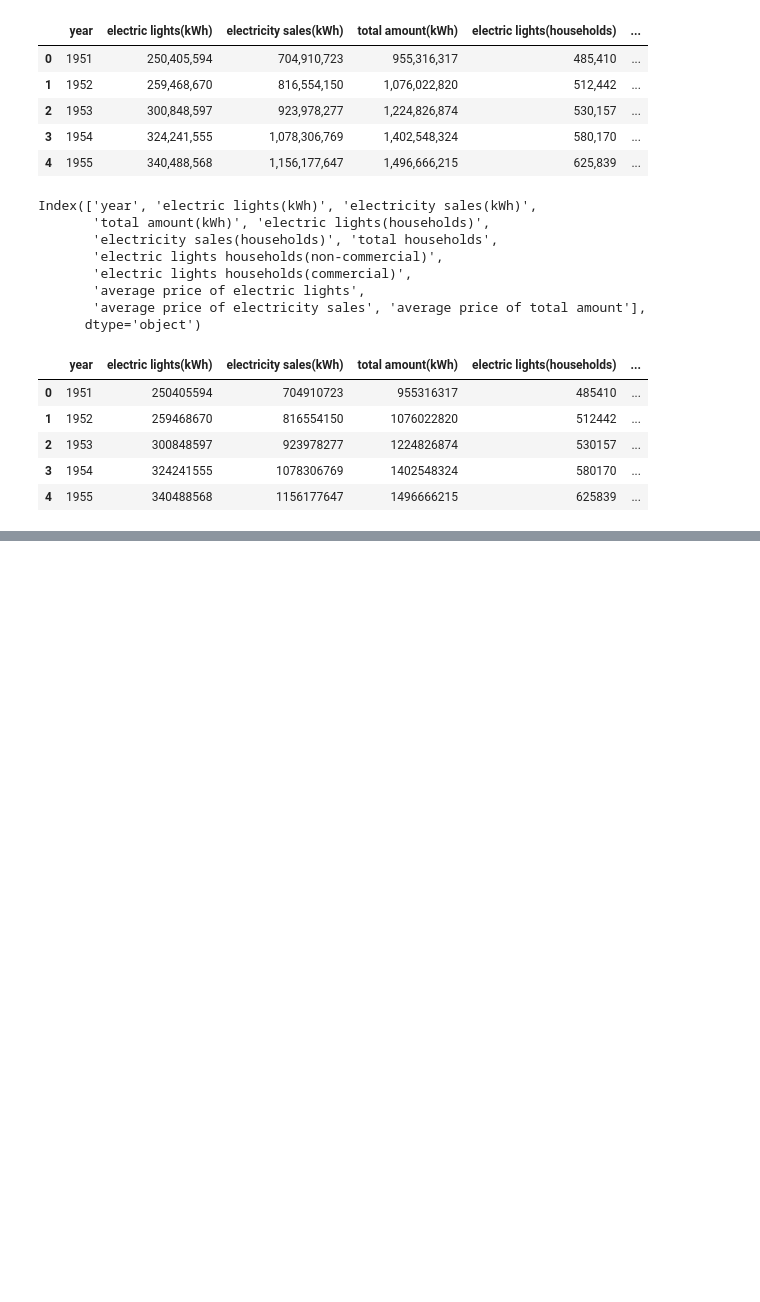
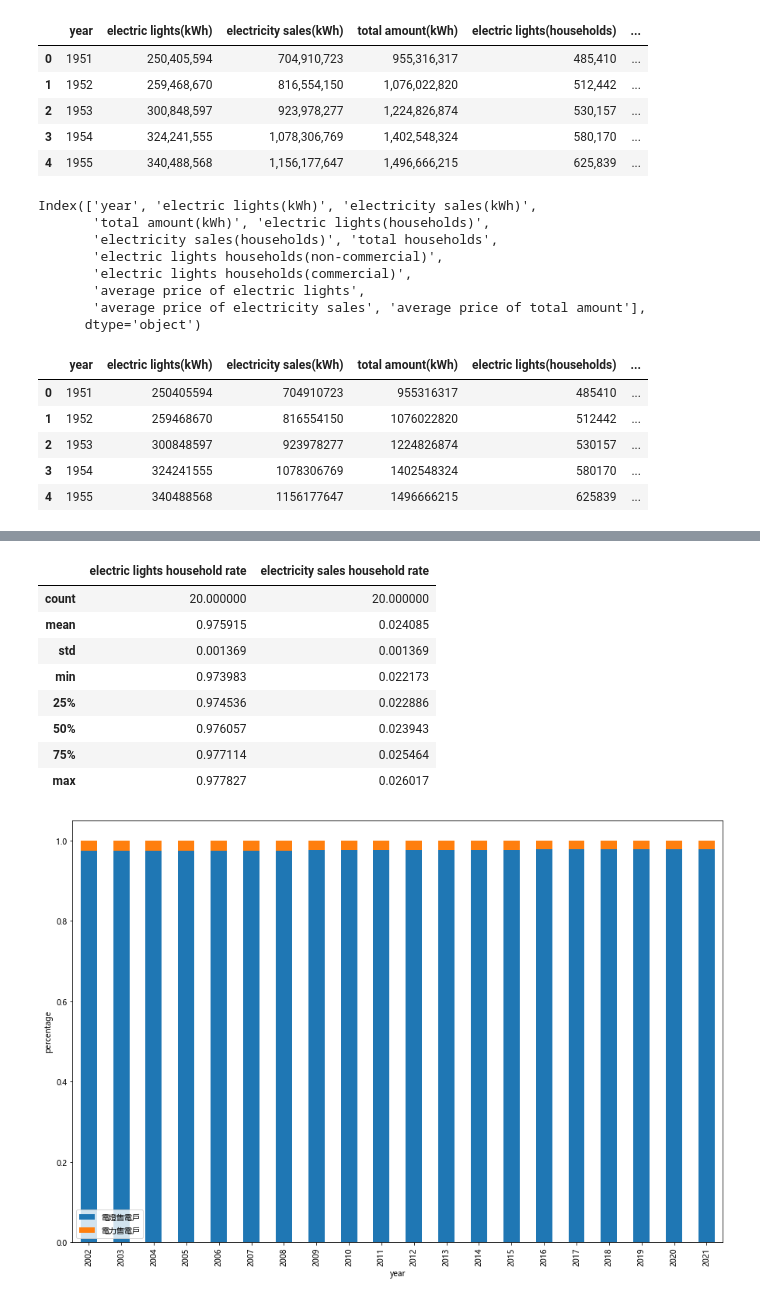
Before and after one commit to Vilhaem/ntut-2022-data-science-proj, a Jupyter notebook: power_consumption_eda.ipynb, the cells around one changed output, grey strips where cells are left out. Drawn from its saved outputs; the diff is of its cells as text; code cells hidden in the pictures; blank space fills up the shorter version.

```diff
--- a/power_consumption_eda.ipynb
+++ b/power_consumption_eda.ipynb
@@ -67,7 +90,7 @@ households_df = df[[
     'total households',
     'electric lights households(non-commercial)',
     'electric lights households(commercial)'
-]]
+]].copy()
 
-households_df.plot(x='year',  figsize=(10,8))
+households_df.head()
 # %% [output]
@@ -75,0 +103,28 @@ households_df.plot(x='year',  figsize=(10,8))
+# %%
+households_df['electric lights household rate'] = households_df.apply(lambda row: row['electric lights(households)'] / row['total households'], axis = 1)
+households_df['electricity sales household rate'] = households_df.apply(lambda row: row['electricity sales(households)'] / row['total households'], axis = 1)
+
+n_households_df = households_df[['year', 'electric lights household rate', 'electricity sales household rate']].copy()
+n_households_df.rename(columns = {
+    'electric lights household rate': '電燈售電戶數比',
+    'electricity sales household rate': '電力售電戶數比'
+}, inplace=True)
+
+
+ax= n_households_df.tail(n=20).plot(x='year', figsize=(15,10), kind='bar', stacked=True)
+ax.set_ylabel('percentage')
+
+households_df['electric lights households rate(non-commercial)'] = households_df.apply(lambda row: row['electric lights households(non-commercial)'] / row['electric lights(households)'], axis = 1)
+households_df['electric lights households rate(commercial)'] = households_df.apply(lambda row: row['electric lights households(commercial)'] / row['electric lights(households)'], axis = 1)
+households_df[['electric lights household rate', 'electricity sales household rate']].tail(n=20).describe()
+# %% [output]
+|  | electric lights household rate | electricity sales household rate |
+| count | 20.000000 | 20.000000 |
+| mean | 0.975915 | 0.024085 |
+| std | 0.001369 | 0.001369 |
+| min | 0.973983 | 0.022173 |
+| 25% | 0.974536 | 0.022886 |
+| 50% | 0.976057 | 0.023943 |
+| 75% | 0.977114 | 0.025464 |
+| max | 0.977827 | 0.026017 |
+[figure, added]
```
Also changed, not shown: parts of 6 cells of this notebook, 6 other files.
